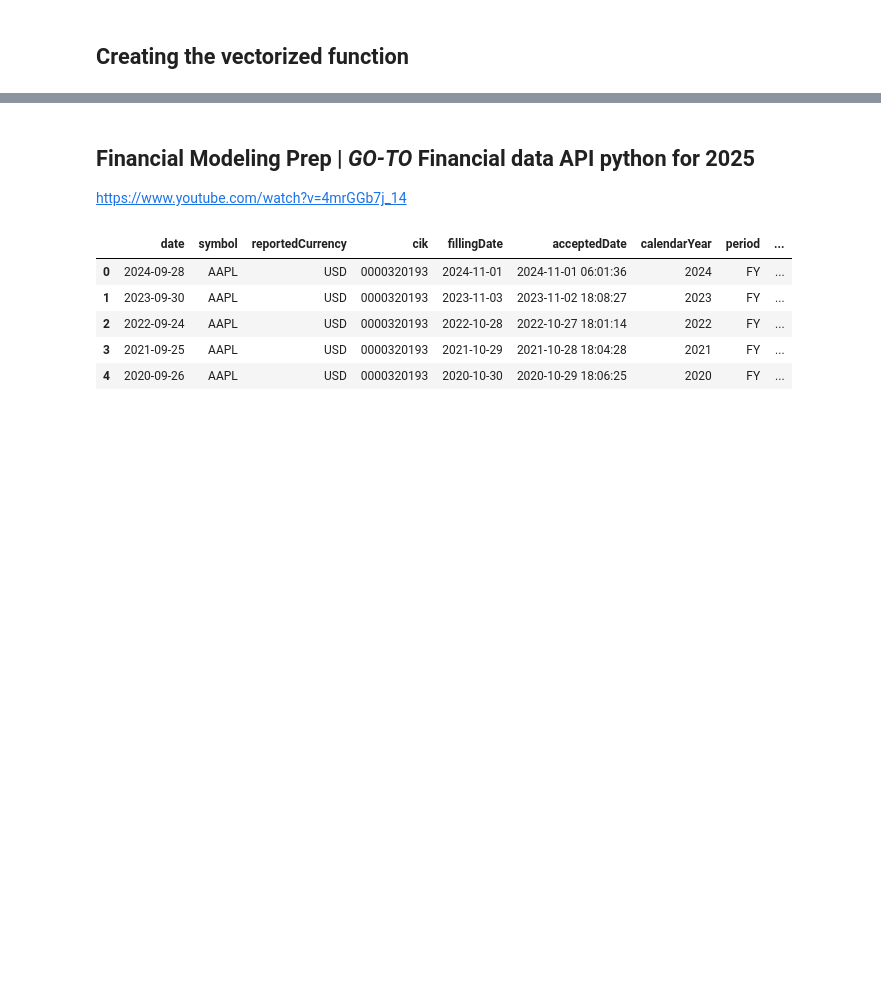
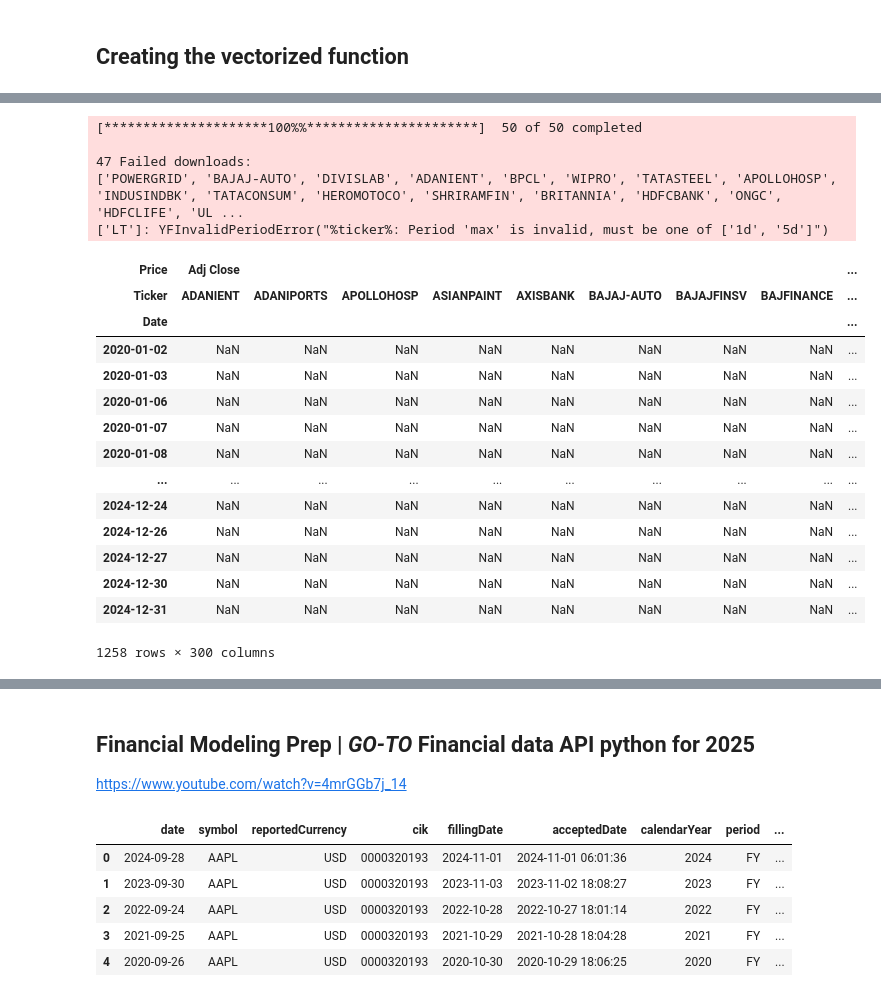
Before and after one commit to Rigava/Load-Nifty-Data, a Jupyter notebook: MonteCarlo/generate_data.ipynb, the cells around one changed output, grey strips where cells are left out. Drawn from its saved outputs; the diff is of its cells as text; code cells hidden in the pictures; blank space fills up the shorter version.

```diff
--- a/MonteCarlo/generate_data.ipynb
+++ b/MonteCarlo/generate_data.ipynb
@@ -241,0 +317,24 @@ def vectorized(df,n,m):
+# %%
+price_df = yf.download(tickers,start="2020-01-01" )
+price_df
+# %% [output]
+[*********************100%%**********************]  50 of 50 completed
+
+47 Failed downloads:
+['POWERGRID', 'BAJAJ-AUTO', 'DIVISLAB', 'ADANIENT', 'BPCL', 'WIPRO', 'TATASTEEL', 'APOLLOHOSP', 'INDUSINDBK', 'TATACONSUM', 'HEROMOTOCO', 'SHRIRAMFIN', 'BRITANNIA', 'HDFCBANK', 'ONGC', 'HDFCLIFE', 'UL ...
+['LT']: YFInvalidPeriodError("%ticker%: Period 'max' is invalid, must be one of ['1d', '5d']")
+| Price | Adj Close |  |  |  |  |  |  |  | ... |
+| Ticker | ADANIENT | ADANIPORTS | APOLLOHOSP | ASIANPAINT | AXISBANK | BAJAJ-AUTO | BAJAJFINSV | BAJFINANCE | ... |
+| Date |  |  |  |  |  |  |  |  | ... |
+| 2020-01-02 | NaN | NaN | NaN | NaN | NaN | NaN | NaN | NaN | ... |
+| 2020-01-03 | NaN | NaN | NaN | NaN | NaN | NaN | NaN | NaN | ... |
+| 2020-01-06 | NaN | NaN | NaN | NaN | NaN | NaN | NaN | NaN | ... |
+| 2020-01-07 | NaN | NaN | NaN | NaN | NaN | NaN | NaN | NaN | ... |
+| 2020-01-08 | NaN | NaN | NaN | NaN | NaN | NaN | NaN | NaN | ... |
+| ... | ... | ... | ... | ... | ... | ... | ... | ... | ... |
+| 2024-12-24 | NaN | NaN | NaN | NaN | NaN | NaN | NaN | NaN | ... |
+| 2024-12-26 | NaN | NaN | NaN | NaN | NaN | NaN | NaN | NaN | ... |
+| 2024-12-27 | NaN | NaN | NaN | NaN | NaN | NaN | NaN | NaN | ... |
+| 2024-12-30 | NaN | NaN | NaN | NaN | NaN | NaN | NaN | NaN | ... |
+| 2024-12-31 | NaN | NaN | NaN | NaN | NaN | NaN | NaN | NaN | ... |
+1258 rows × 300 columns
```
Also changed, not shown: parts of 24 cells of this notebook, 51 other files.
